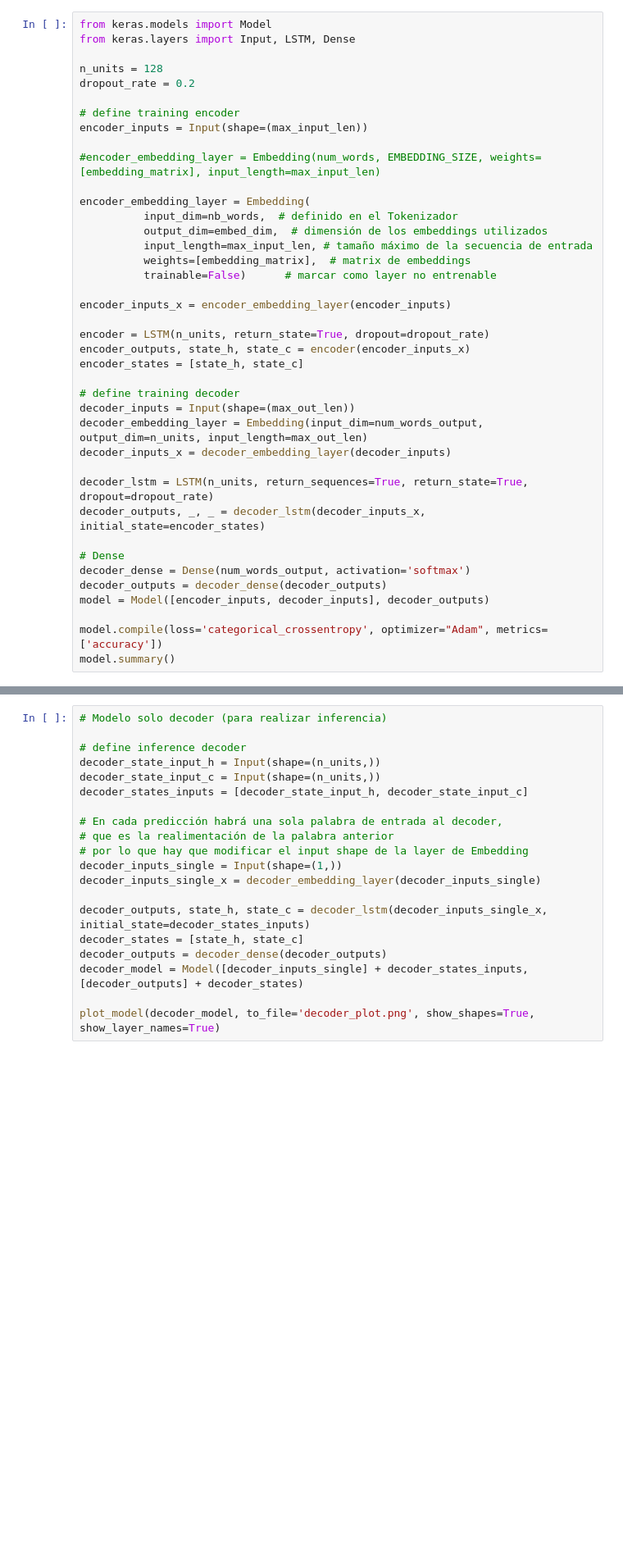
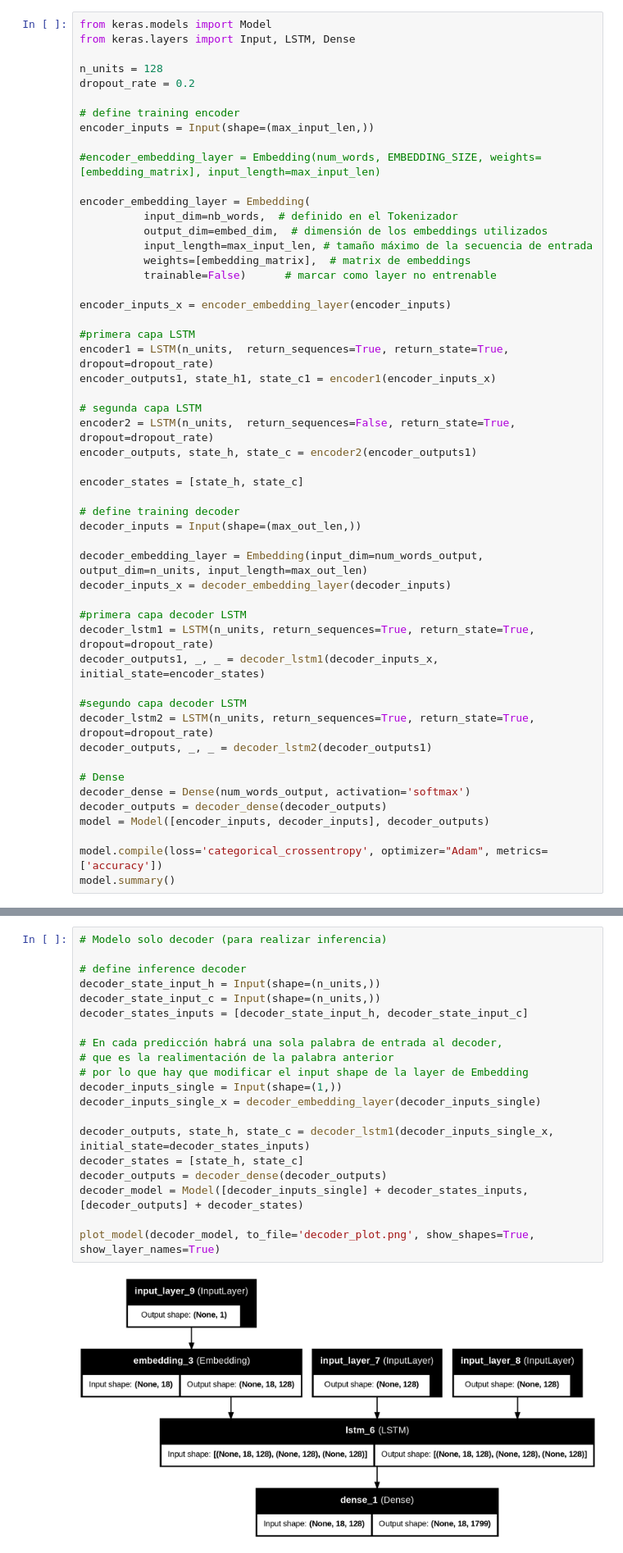
Before and after one commit to Yarrieta/Entregas_PNL, a Jupyter notebook: 6_bot_qa.ipynb, the cells around one changed output, grey strips where cells are left out. Shown: that part at 82% size. Saved outputs shown, nothing was run; the diff lists cells and outputs as text; blank space fills up the shorter version.

```diff
--- a/6_bot_qa.ipynb
+++ b/6_bot_qa.ipynb
@@ -321,7 +361,7 @@ n_units = 128
 dropout_rate = 0.2
 
 # define training encoder
-encoder_inputs = Input(shape=(max_input_len))
+encoder_inputs = Input(shape=(max_input_len,))
 
 #encoder_embedding_layer = Embedding(num_words, EMBEDDING_SIZE, weights=[embedding_matrix], input_length=max_input_len)
 
@@ -334,17 +374,29 @@ encoder_embedding_layer = Embedding(
 
 encoder_inputs_x = encoder_embedding_layer(encoder_inputs)
 
-encoder = LSTM(n_units, return_state=True, dropout=dropout_rate)
-encoder_outputs, state_h, state_c = encoder(encoder_inputs_x)
+#primera capa LSTM
+encoder1 = LSTM(n_units,  return_sequences=True, return_state=True, dropout=dropout_rate)
+encoder_outputs1, state_h1, state_c1 = encoder1(encoder_inputs_x)
+
+# segunda capa LSTM
+encoder2 = LSTM(n_units,  return_sequences=False, return_state=True, dropout=dropout_rate)
+encoder_outputs, state_h, state_c = encoder2(encoder_outputs1)
+
 encoder_states = [state_h, state_c]
 
 # define training decoder
-decoder_inputs = Input(shape=(max_out_len))
+decoder_inputs = Input(shape=(max_out_len,))
+
 decoder_embedding_layer = Embedding(input_dim=num_words_output, output_dim=n_units, input_length=max_out_len)
 decoder_inputs_x = decoder_embedding_layer(decoder_inputs)
 
-decoder_lstm = LSTM(n_units, return_sequences=True, return_state=True, dropout=dropout_rate)
-decoder_outputs, _, _ = decoder_lstm(decoder_inputs_x, initial_state=encoder_states)
+#primera capa decoder LSTM
+decoder_lstm1 = LSTM(n_units, return_sequences=True, return_state=True, dropout=dropout_rate)
+decoder_outputs1, _, _ = decoder_lstm1(decoder_inputs_x, initial_state=encoder_states)
+
+#segundo capa decoder LSTM
+decoder_lstm2 = LSTM(n_units, return_sequences=True, return_state=True, dropout=dropout_rate)
+decoder_outputs, _, _ = decoder_lstm2(decoder_outputs1)
 
 # Dense
 decoder_dense = Dense(num_words_output, activation='softmax')
@@ -366,20 +444,22 @@ plot_model(encoder_model, to_file='encoder_plot.png', show_shapes=True, show_lay
 # %%
 # Modelo solo decoder (para realizar inferencia)
 
 # define inference decoder
 decoder_state_input_h = Input(shape=(n_units,))
 decoder_state_input_c = Input(shape=(n_units,))
 decoder_states_inputs = [decoder_state_input_h, decoder_state_input_c]
 
 # En cada predicción habrá una sola palabra de entrada al decoder,
 # que es la realimentación de la palabra anterior
 # por lo que hay que modificar el input shape de la layer de Embedding
 decoder_inputs_single = Input(shape=(1,))
 decoder_inputs_single_x = decoder_embedding_layer(decoder_inputs_single)
 
-decoder_outputs, state_h, state_c = decoder_lstm(decoder_inputs_single_x, initial_state=decoder_states_inputs)
+decoder_outputs, state_h, state_c = decoder_lstm1(decoder_inputs_single_x, initial_state=decoder_states_inputs)
 decoder_states = [state_h, state_c]
 decoder_outputs = decoder_dense(decoder_outputs)
 decoder_model = Model([decoder_inputs_single] + decoder_states_inputs, [decoder_outputs] + decoder_states)
 
 plot_model(decoder_model, to_file='decoder_plot.png', show_shapes=True, show_layer_names=True)
+# %% [output]
+[figure, added]
```
Also changed, not shown: parts of 37 cells of this notebook.
